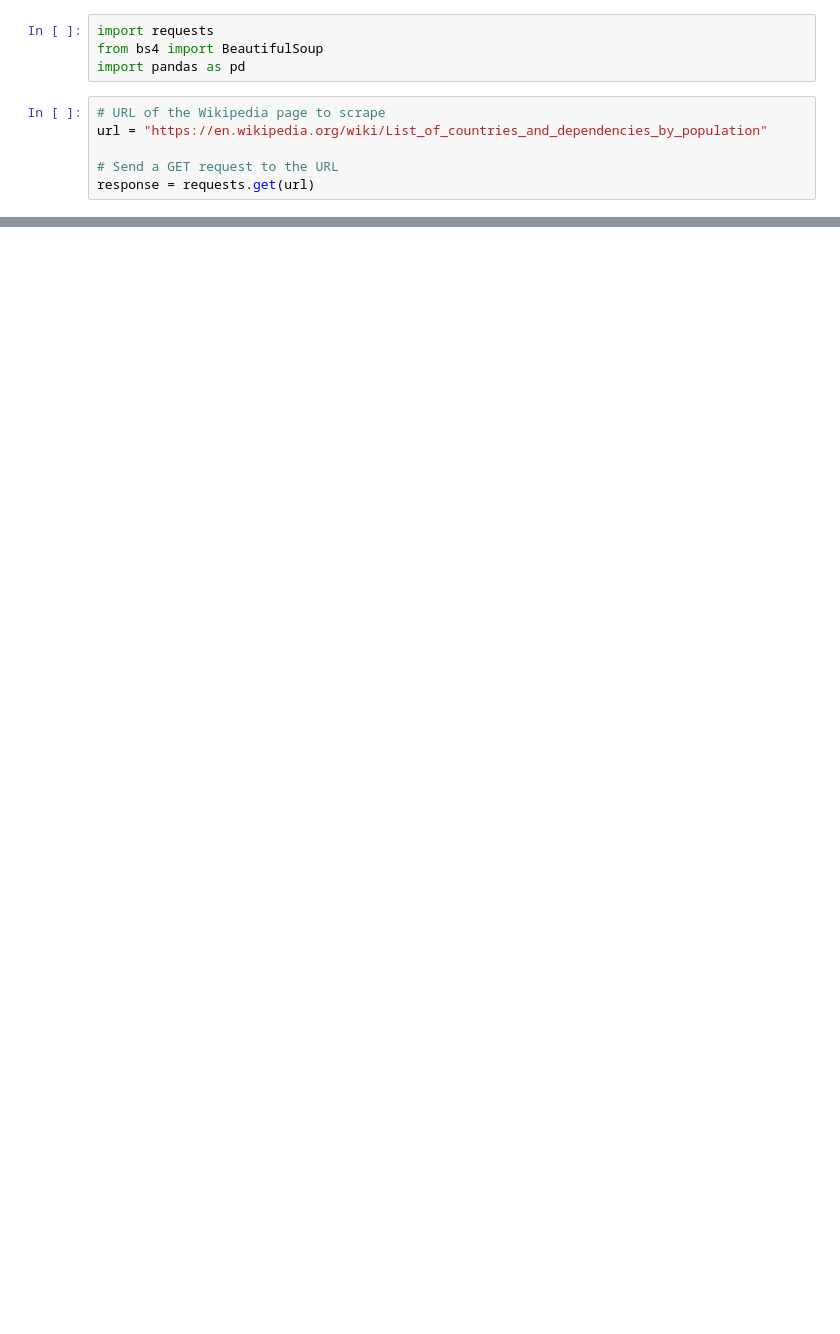
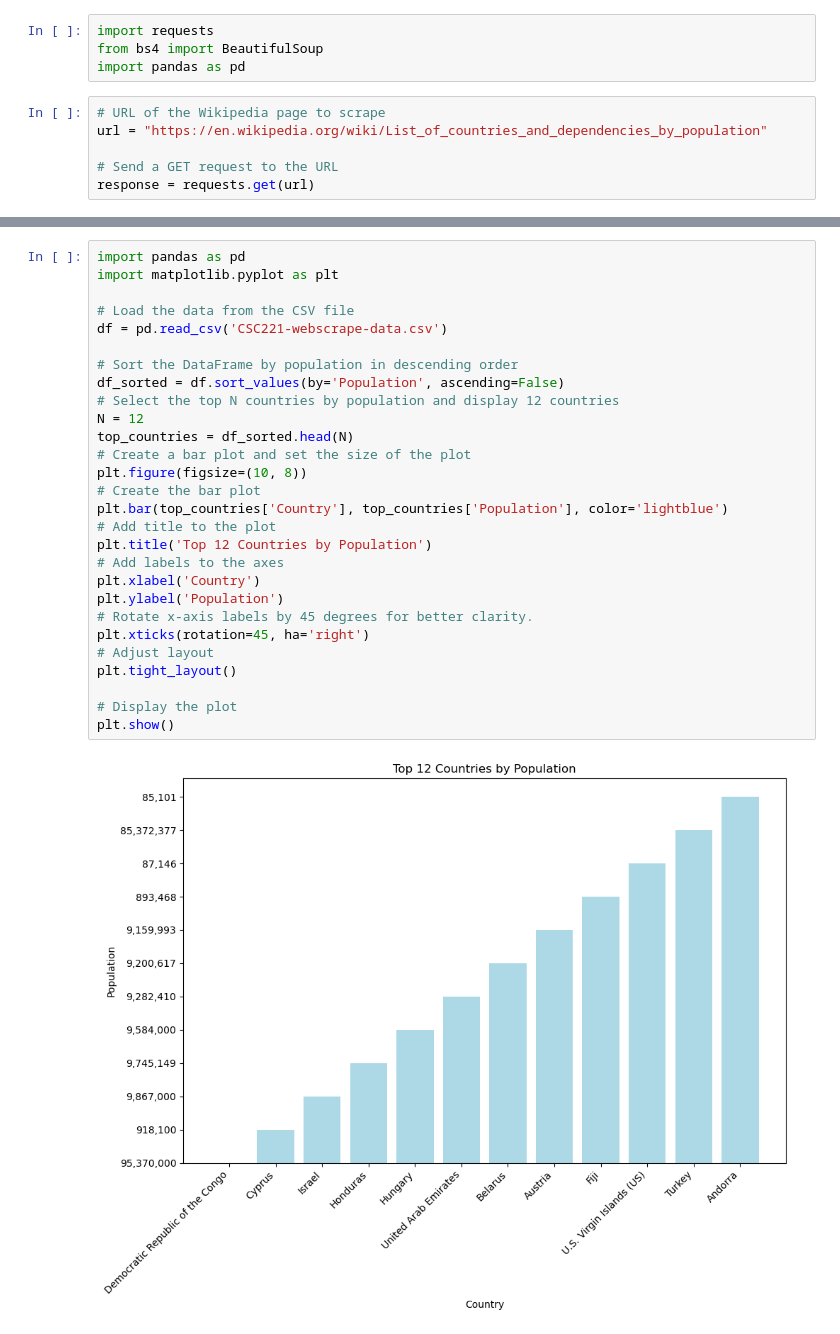
Before and after one commit to DominicD321/CSC221-dmdigiacomo-GroupProject, a Jupyter notebook: CSC221-dmdigiacomo-GroupProject.ipynb, the cells around one changed output, grey strips where cells are left out. Drawn from its saved outputs; the diff is of its cells as text; blank space fills up the shorter version.

Commit message:
Add files via upload
Updated jupyter Notebook with graph code

```diff
--- a/CSC221-dmdigiacomo-GroupProject.ipynb
+++ b/CSC221-dmdigiacomo-GroupProject.ipynb
@@ -61,3 +61,33 @@ First 20 rows of the table:
 | 18 | Germany | 84,607,016 |
 | 19 | Iran | 84,055,000 |
 Data has been saved to CSC221-webscrape-data.csv successfully.
+# %%
+import pandas as pd
+import matplotlib.pyplot as plt
+
+# Load the data from the CSV file
+df = pd.read_csv('CSC221-webscrape-data.csv')
+
+# Sort the DataFrame by population in descending order
+df_sorted = df.sort_values(by='Population', ascending=False)
+# Select the top N countries by population and display 12 countries
+N = 12
+top_countries = df_sorted.head(N)
+# Create a bar plot and set the size of the plot
+plt.figure(figsize=(10, 8))
+# Create the bar plot
+plt.bar(top_countries['Country'], top_countries['Population'], color='lightblue')
+# Add title to the plot
+plt.title('Top 12 Countries by Population')
+# Add labels to the axes
+plt.xlabel('Country')
+plt.ylabel('Population')
+# Rotate x-axis labels by 45 degrees for better clarity.
+plt.xticks(rotation=45, ha='right')
+# Adjust layout
+plt.tight_layout()
+
+# Display the plot
+plt.show()
+# %% [output]
+[figure, added]
```
Also changed, not shown: parts of 1 cell of this notebook.
